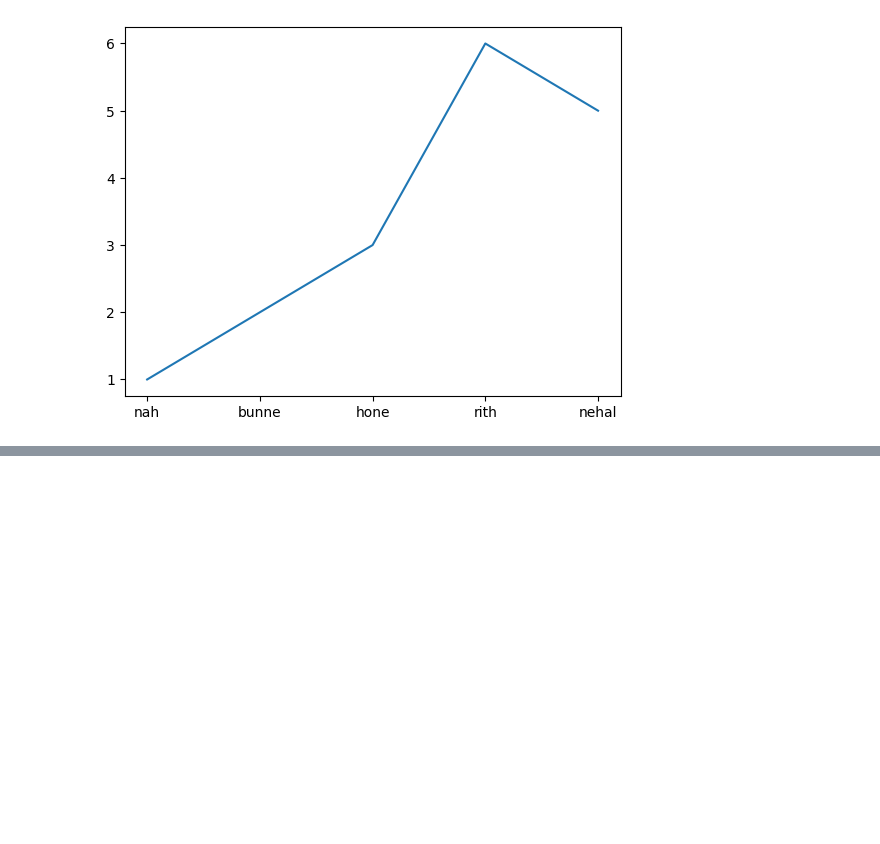
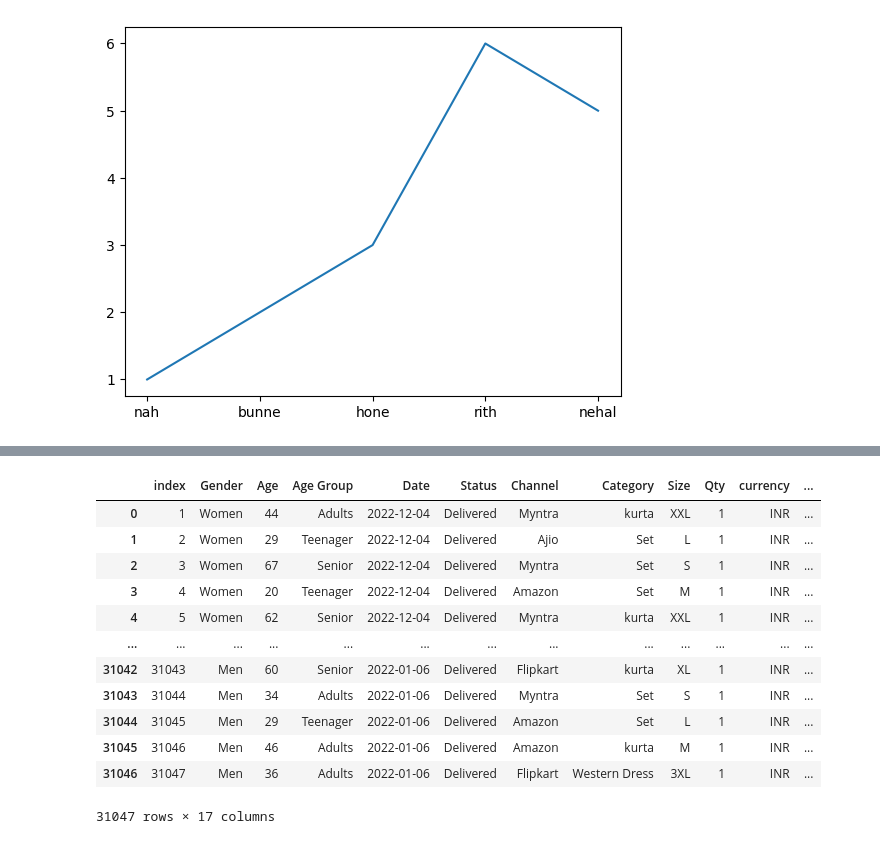
Before and after one commit to allunanda12/data-analytics-practice, a Jupyter notebook: Untitled18.ipynb, the cells around one changed output, grey strips where cells are left out. Drawn from its saved outputs; the diff is of its cells as text; code cells hidden in the pictures; blank space fills up the shorter version.

```diff
--- a/Untitled18.ipynb
+++ b/Untitled18.ipynb
@@ -50,0 +72,18 @@ high active member rith
+# %%
+data=df.drop(["Order ID","Cust ID","Month","SKU"],axis=1)
+# %%
+data
+# %% [output]
+|  | index | Gender | Age | Age Group | Date | Status | Channel | Category | Size | Qty | currency | ... |
+| 0 | 1 | Women | 44 | Adults | 2022-12-04 | Delivered | Myntra | kurta | XXL | 1 | INR | ... |
+| 1 | 2 | Women | 29 | Teenager | 2022-12-04 | Delivered | Ajio | Set | L | 1 | INR | ... |
+| 2 | 3 | Women | 67 | Senior | 2022-12-04 | Delivered | Myntra | Set | S | 1 | INR | ... |
+| 3 | 4 | Women | 20 | Teenager | 2022-12-04 | Delivered | Amazon | Set | M | 1 | INR | ... |
+| 4 | 5 | Women | 62 | Senior | 2022-12-04 | Delivered | Myntra | kurta | XXL | 1 | INR | ... |
+| ... | ... | ... | ... | ... | ... | ... | ... | ... | ... | ... | ... | ... |
+| 31042 | 31043 | Men | 60 | Senior | 2022-01-06 | Delivered | Flipkart | kurta | XL | 1 | INR | ... |
+| 31043 | 31044 | Men | 34 | Adults | 2022-01-06 | Delivered | Myntra | Set | S | 1 | INR | ... |
+| 31044 | 31045 | Men | 29 | Teenager | 2022-01-06 | Delivered | Amazon | Set | L | 1 | INR | ... |
+| 31045 | 31046 | Men | 46 | Adults | 2022-01-06 | Delivered | Amazon | kurta | M | 1 | INR | ... |
+| 31046 | 31047 | Men | 36 | Adults | 2022-01-06 | Delivered | Flipkart | Western Dress | 3XL | 1 | INR | ... |
+31047 rows × 17 columns
```
Also changed, not shown: parts of 11 cells of this notebook.
